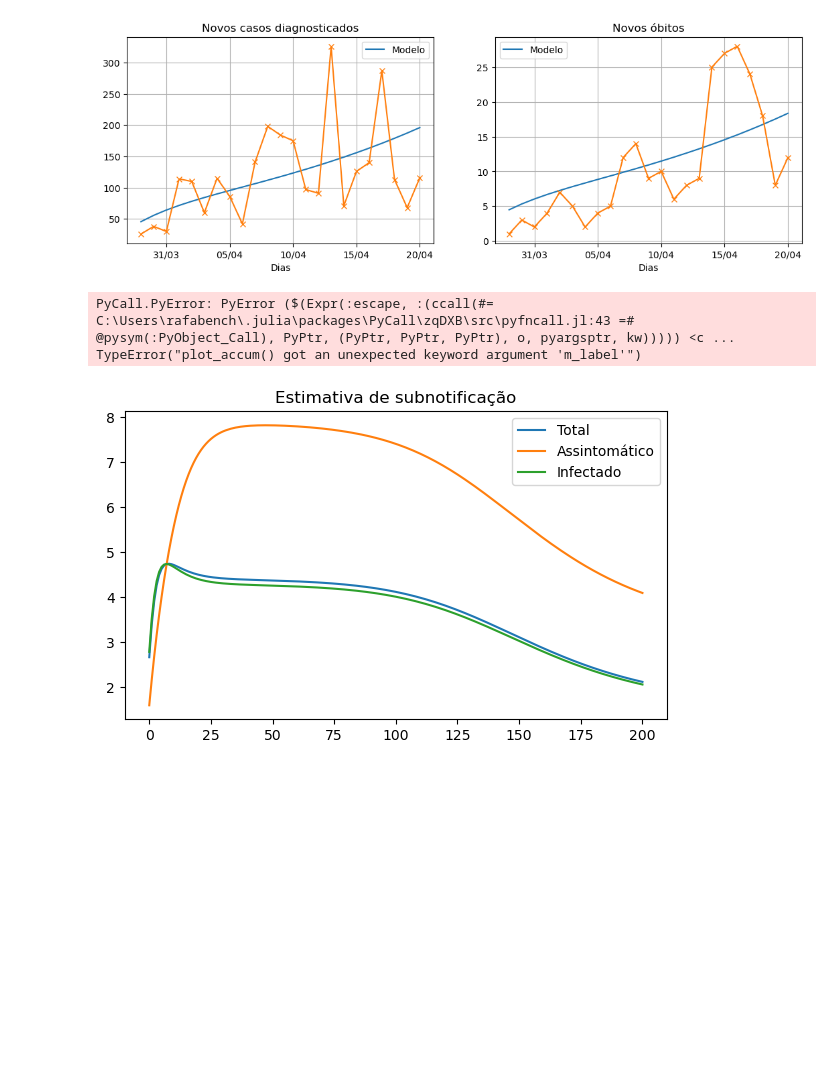
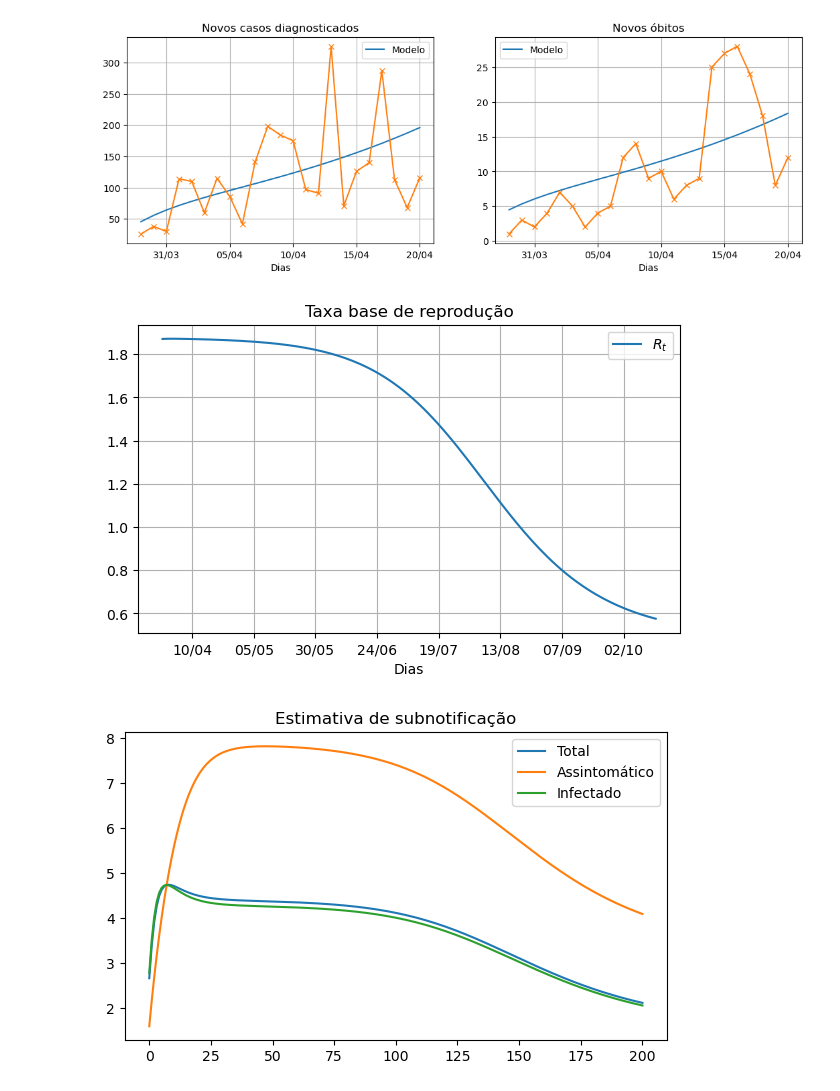
Before and after one commit to rafabench/modelo-covid19, a Jupyter notebook: notebooks/Higher Order Bayes rules for ODEs with Uncerteinty Quantifiers.ipynb, the cells around one changed output. Cells and saved outputs as stored; diff of their text form; code cells hidden in the pictures; blank space fills up the shorter version.

```diff
--- a/notebooks/Higher Order Bayes rules for ODEs with Uncerteinty Quantifiers.ipynb
+++ b/notebooks/Higher Order Bayes rules for ODEs with Uncerteinty Quantifiers.ipynb
@@ -169,14 +165,13 @@ end
 # %%
 Ts = 0.0:1.0:200
 CI_opt, p_opt = build_p_ci(res.minimizer)
 sol = model(p_opt, CI_opt, Ts);
 fig, ax = PyPlot.subplots(ncols=1, figsize=(7,4))
 serie = Rt(sol,p_opt)
 ax.set_title("Taxa base de reprodução")
-graph_py.plot_accum(serie, Rio_acc_d,real_data = false, m_label = L"R_t", ax = ax,blur = 1.0, eng_fmt = false)
+graph_py.plot_accum(serie, Rio_acc_d,real_data = false, label = L"R_t", ax = ax,blur = 1.0, eng_fmt = false)
 # %% [output]
-PyCall.PyError: PyError ($(Expr(:escape, :(ccall(#= C:\Users\rafabench\.julia\packages\PyCall\zqDXB\src\pyfncall.jl:43 =# @pysym(:PyObject_Call), PyPtr, (PyPtr, PyPtr, PyPtr), o, pyargsptr, kw))))) <c ...
-TypeError("plot_accum() got an unexpected keyword argument 'm_label'")
+[figure, added]
 # %%
 fig, ax = PyPlot.subplots(ncols=1, figsize=(7,4))
 series_subnot = [(sol[4,:].+sol[5,:])./(sol[6,:].+sol[7,:]),(sol[4,:])./(sol[6,:]),(sol[5,:])./(sol[7,:])]
```
Also changed, not shown: parts of 3 cells of this notebook.
